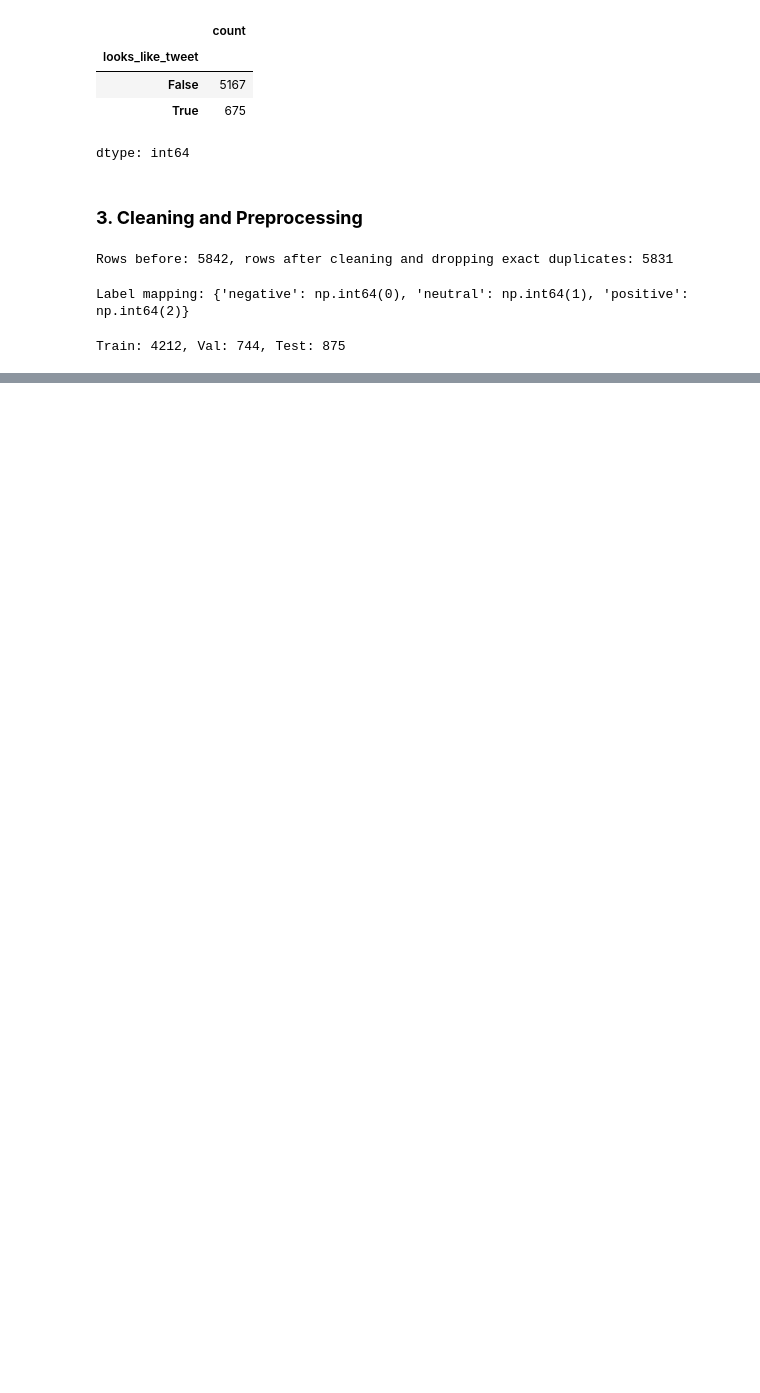
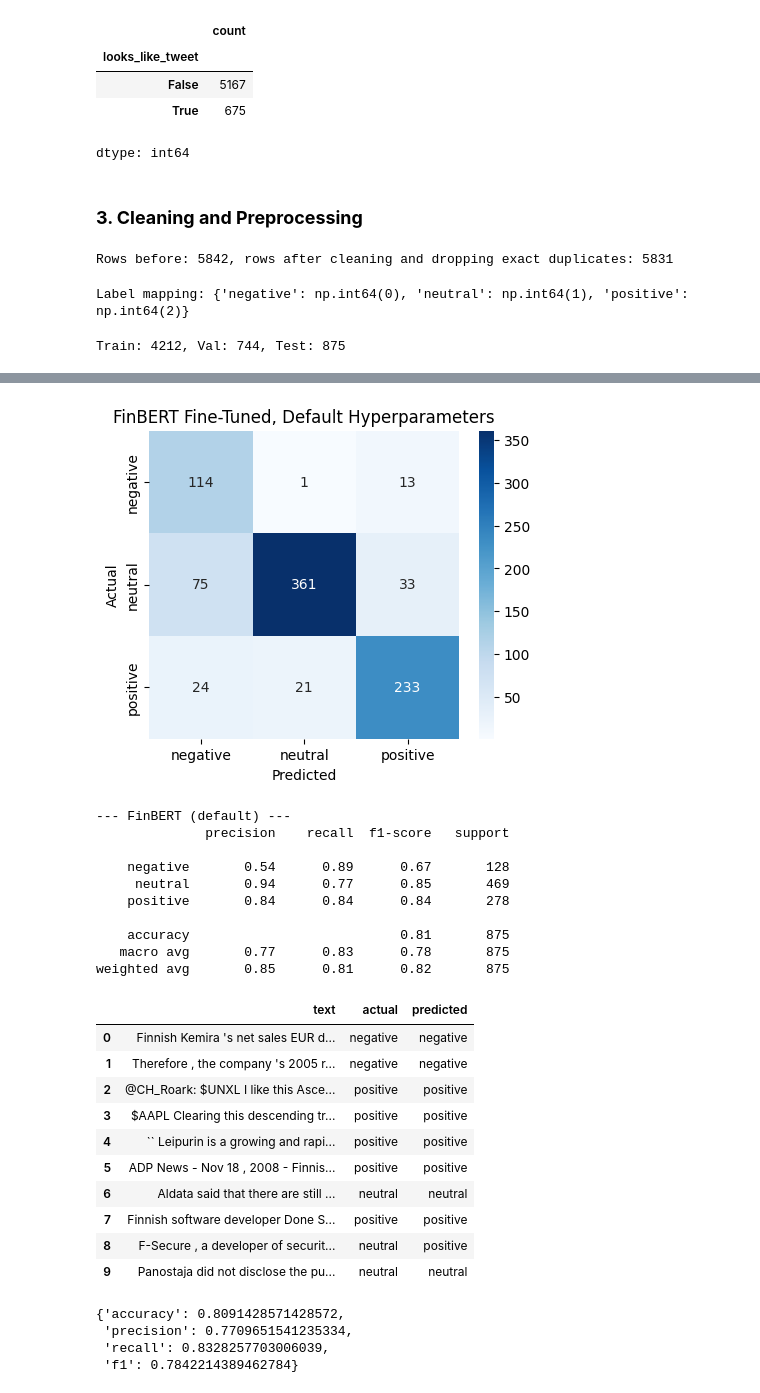
Before and after one commit to faadeola/LLM-financial-sentiment-analysis, a Jupyter notebook: LLM_financial_sentiment_analysis.ipynb, the cells around one changed output, grey strips where cells are left out. Drawn from its saved outputs; the diff is of its cells as text; code cells hidden in the pictures; blank space fills up the shorter version.

```diff
--- a/LLM_financial_sentiment_analysis.ipynb
+++ b/LLM_financial_sentiment_analysis.ipynb
@@ -209,0 +422,3 @@ Train: 4212, Val: 744, Test: 875
+# %%
+results["baseline_optimized"] = get_metrics(test_labels, optimized_baseline_preds)
+results["baseline_optimized"]
@@ -209,0 +612,40 @@ Train: 4212, Val: 744, Test: 875
+# %%
+plot_confusion_matrix(
+    default_test_labels, default_test_preds, class_names,
+    "FinBERT Fine-Tuned, Default Hyperparameters",
+)
+
+finbert_default_preds_df = show_results(
+    "FinBERT (default)", test_texts, default_test_labels, default_test_preds,
+    label_encoder, class_names,
+)
+
+results["finetuned_default"] = get_metrics(default_test_labels, default_test_preds)
+results["finetuned_default"]
+# %% [output]
+[figure, added]
+--- FinBERT (default) ---
+              precision    recall  f1-score   support
+
+    negative       0.54      0.89      0.67       128
+     neutral       0.94      0.77      0.85       469
+    positive       0.84      0.84      0.84       278
+
+    accuracy                           0.81       875
+   macro avg       0.77      0.83      0.78       875
+weighted avg       0.85      0.81      0.82       875
+|  | text | actual | predicted |
+| 0 | Finnish Kemira 's net sales EUR d... | negative | negative |
+| 1 | Therefore , the company 's 2005 r... | negative | negative |
+| 2 | @CH_Roark: $UNXL I like this Asce... | positive | positive |
+| 3 | $AAPL Clearing this descending tr... | positive | positive |
+| 4 | `` Leipurin is a growing and rapi... | positive | positive |
+| 5 | ADP News - Nov 18 , 2008 - Finnis... | positive | positive |
+| 6 | Aldata said that there are still ... | neutral | neutral |
+| 7 | Finnish software developer Done S... | positive | positive |
+| 8 | F-Secure , a developer of securit... | neutral | positive |
+| 9 | Panostaja did not disclose the pu... | neutral | neutral |
+{'accuracy': 0.8091428571428572,
+ 'precision': 0.7709651541235334,
+ 'recall': 0.8328257703006039,
+ 'f1': 0.7842214389462784}
```
Also changed, not shown: parts of 26 cells of this notebook.
